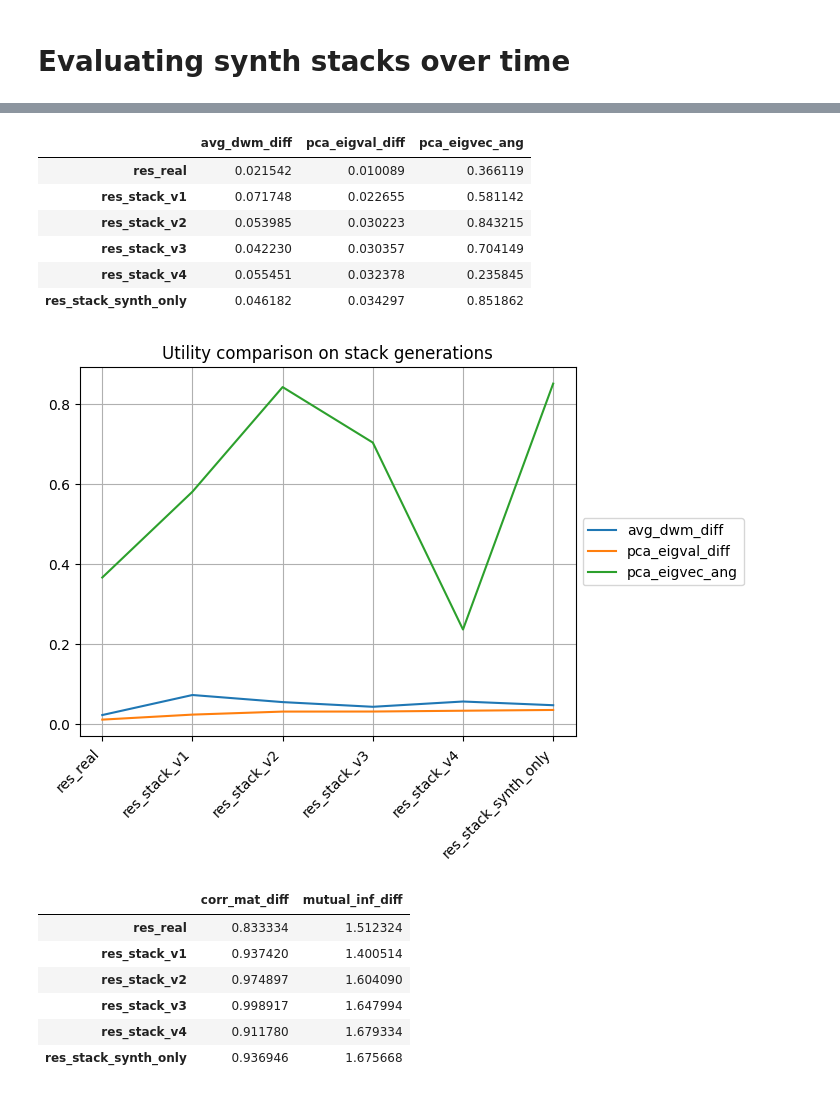
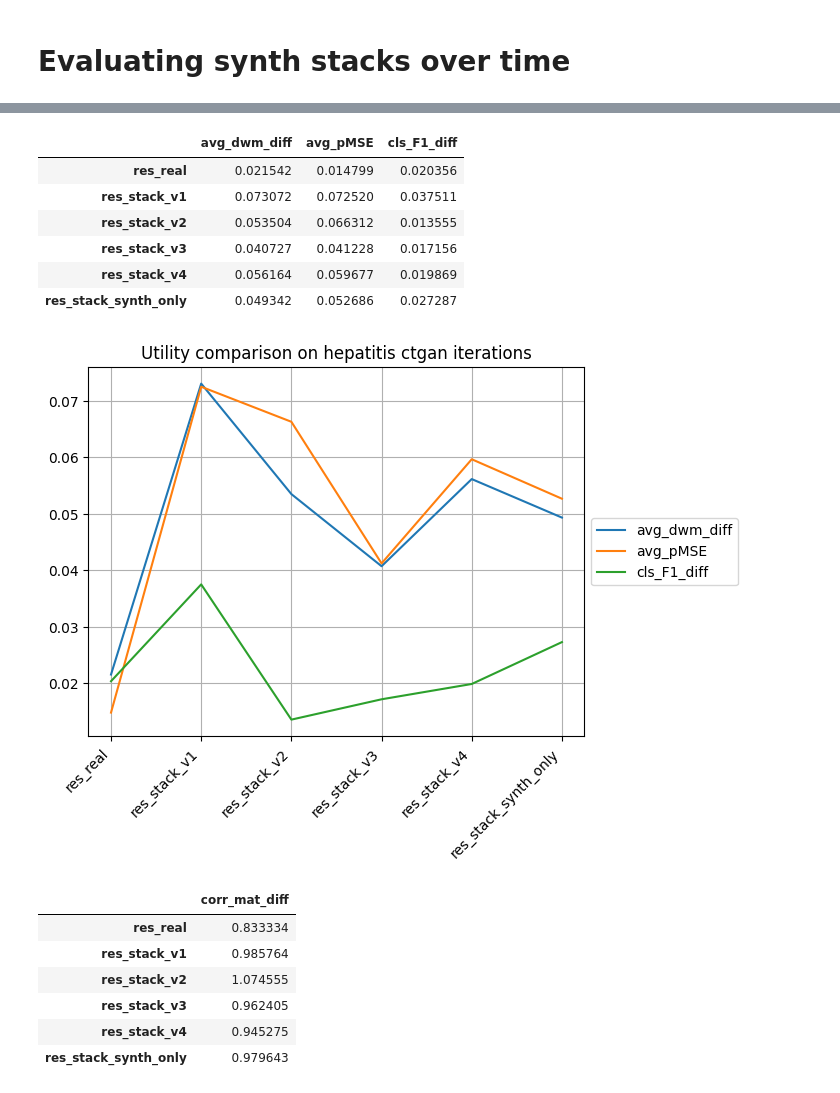
Before and after one commit to LucasBrynk/synthe_size_me, a Jupyter notebook: hepatitis_syn/hepatitis_ctgan_syn.ipynb, the cells around one changed output, grey strips where cells are left out. Saved outputs shown, nothing was run; the diff lists cells and outputs as text; code cells hidden in the pictures.

Commit message:
Updated plots

```diff
--- a/hepatitis_syn/hepatitis_ctgan_syn.ipynb
+++ b/hepatitis_syn/hepatitis_ctgan_syn.ipynb
@@ -542,15 +542,16 @@ eval_str = ["res_real", "res_stack_v1", "res_stack_v2", "res_stack_v3", "res_sta
 # %%
 privacy_plot = pd.DataFrame(columns=["eps_identif_risk",
                                      "att_discl_risk",
-                                     "hit_rate",
                                      "mia_cls_risk"])
 
 for i in range(len(eval_results)):
     evals = eval_results[i].set_index("metric")
     privacy_plot.loc[eval_str[i]] = [evals.loc["eps_identif_risk", "val"],
                                     evals.loc["att_discl_risk", "val"],
-                                    evals.loc["hit_rate", "val"],
                                     evals.loc["mia_cls_risk", "val"]]
 
+# Save to csv
+privacy_plot.to_csv(f"{gen_method}\privacy_plot.csv")
+
 privacy_plot
 # %% [output]
@@ -598,49 +602,51 @@ plt.show()
 # %%
 utility_plot = pd.DataFrame(columns=["avg_dwm_diff",
-                                     "pca_eigval_diff",
-                                     "pca_eigvec_ang"])
+                                     "avg_pMSE",
+                                     "cls_F1_diff"])
 
 for i in range(len(eval_results)):
     evals = eval_results[i].set_index("metric")
     utility_plot.loc[eval_str[i]] = [evals.loc["avg_dwm_diff", "val"],
-                                    evals.loc["pca_eigval_diff", "val"],
-                                    evals.loc["pca_eigvec_ang", "val"]]
+                                    evals.loc["avg_pMSE", "val"],
+                                    evals.loc["cls_F1_diff", "val"]]
+
 
 utility_plot
 # %% [output]
-|  | avg_dwm_diff | pca_eigval_diff | pca_eigvec_ang |
-| res_real | 0.021542 | 0.010089 | 0.366119 |
-| res_stack_v1 | 0.071748 | 0.022655 | 0.581142 |
-| res_stack_v2 | 0.053985 | 0.030223 | 0.843215 |
-| res_stack_v3 | 0.042230 | 0.030357 | 0.704149 |
-| res_stack_v4 | 0.055451 | 0.032378 | 0.235845 |
-| res_stack_synth_only | 0.046182 | 0.034297 | 0.851862 |
+|  | avg_dwm_diff | avg_pMSE | cls_F1_diff |
+| res_real | 0.021542 | 0.014799 | 0.020356 |
+| res_stack_v1 | 0.073072 | 0.072520 | 0.037511 |
+| res_stack_v2 | 0.053504 | 0.066312 | 0.013555 |
+| res_stack_v3 | 0.040727 | 0.041228 | 0.017156 |
+| res_stack_v4 | 0.056164 | 0.059677 | 0.019869 |
+| res_stack_synth_only | 0.049342 | 0.052686 | 0.027287 |
 # %%
 utility_plot.plot.line()
-plt.title("Utility comparison on stack generations")
+plt.title("Utility comparison on hepatitis ctgan iterations")
 plt.xticks(rotation=45, ha="right")
 plt.legend(loc='center left', bbox_to_anchor=(1.0, 0.5))
 plt.grid()
 plt.show()
 # %% [output]
-[figure, old version]
+[figure, new version]
 # %%
-matrix_diff_plot = pd.DataFrame(columns=["corr_mat_diff",
-                                     "mutual_inf_diff"])
+matrix_diff_plot = pd.DataFrame(columns=["corr_mat_diff"])
 
 for i in range(len(eval_results)):
     evals = eval_results[i].set_index("metric")
-    matrix_diff_plot.loc[eval_str[i]] = [evals.loc["corr_mat_diff", "val"],
-                                    evals.loc["mutual_inf_diff", "val"]]
+    matrix_diff_plot.loc[eval_str[i]] = [evals.loc["corr_mat_diff", "val"]]
+
+# Save to csv
+matrix_diff_plot.to_csv(f"{gen_method}\matrix_diff_plot.csv", index=False)
 
 matrix_diff_plot
 # %% [output]
-|  | corr_mat_diff | mutual_inf_diff |
-| res_real | 0.833334 | 1.512324 |
-| res_stack_v1 | 0.937420 | 1.400514 |
-| res_stack_v2 | 0.974897 | 1.604090 |
-| res_stack_v3 | 0.998917 | 1.647994 |
-| res_stack_v4 | 0.911780 | 1.679334 |
-| res_stack_synth_only | 0.936946 | 1.675668 |
+|  | corr_mat_diff |
+| res_real | 0.833334 |
+| res_stack_v1 | 0.985764 |
+| res_stack_v2 | 1.074555 |
+| res_stack_v3 | 0.962405 |
+| res_stack_v4 | 0.945275 |
+| res_stack_synth_only | 0.979643 |
 # %%
 matrix_diff_plot.plot.line()
```
Also changed, not shown: parts of 15 cells of this notebook, 3 other files.
